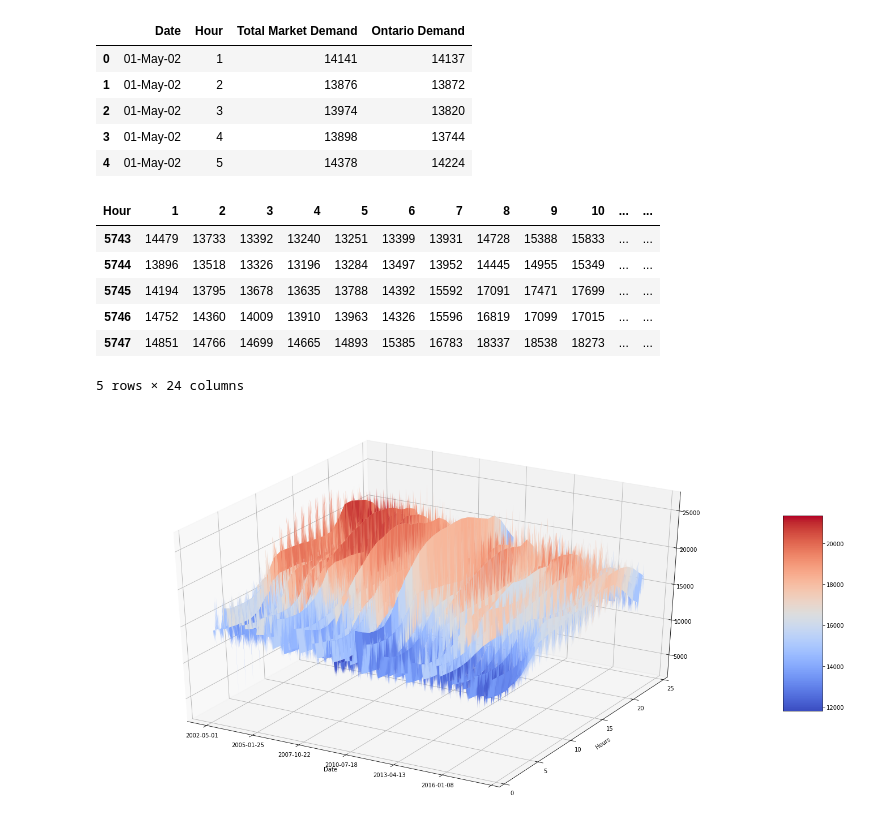
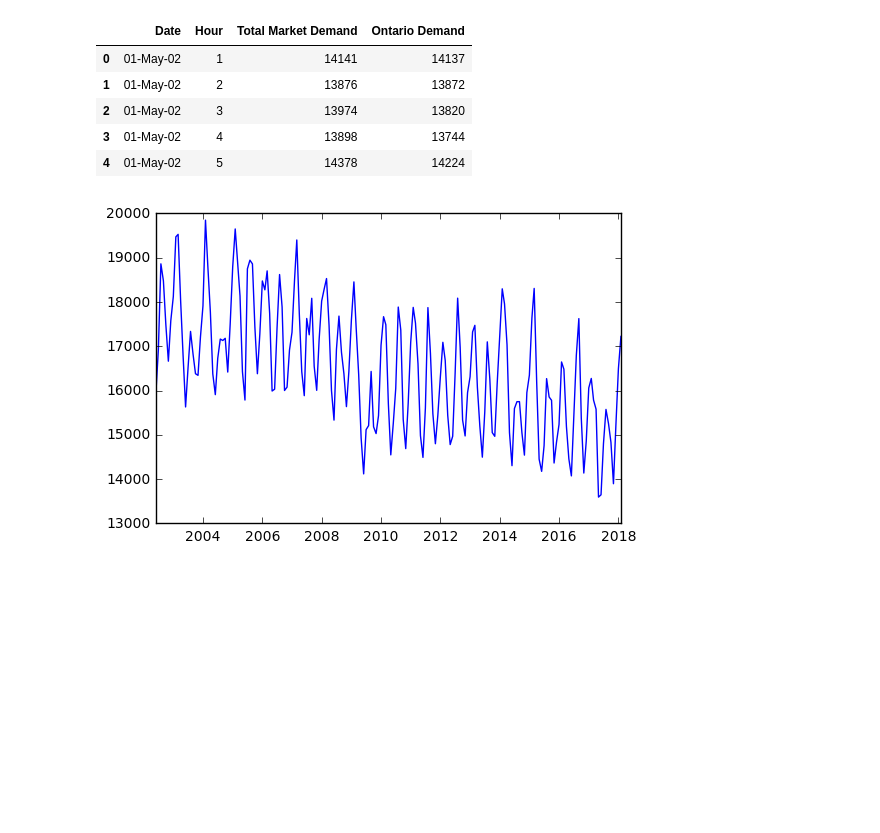
Before and after one commit to ikmckenz/electricity_cyclicality, a Jupyter notebook: OntarioElectricity.ipynb, the cells around one changed output. Saved outputs shown, nothing was run; the diff lists cells and outputs as text; code cells hidden in the pictures; blank space fills up the shorter version.

```diff
--- a/OntarioElectricity.ipynb
+++ b/OntarioElectricity.ipynb
@@ -37 +43,11 @@ def parallelize_dataframe(df, func):
+# %%
+df = demand.copy(deep=True)
+df.drop(['Total Market Demand', 'Hour'], axis=1, inplace=True)
+df = parallelize_dataframe(df, to_datetime)
+df.set_index('Date', drop=True, inplace=True)
+df = df.resample('M').mean()
+plt.plot(df)
+plt.show()
+# %% [output]
+[figure, added]
 # %%
@@ -46,11 +57 @@ df = df.pivot(index='Date', columns='Hour', values='Ontario Demand')
-# %%
-df.tail()
-# %% [output]
-| Hour | 1 | 2 | 3 | 4 | 5 | 6 | 7 | 8 | 9 | 10 | ... | ... |
-| 5743 | 14479 | 13733 | 13392 | 13240 | 13251 | 13399 | 13931 | 14728 | 15388 | 15833 | ... | ... |
-| 5744 | 13896 | 13518 | 13326 | 13196 | 13284 | 13497 | 13952 | 14445 | 14955 | 15349 | ... | ... |
-| 5745 | 14194 | 13795 | 13678 | 13635 | 13788 | 14392 | 15592 | 17091 | 17471 | 17699 | ... | ... |
-| 5746 | 14752 | 14360 | 14009 | 13910 | 13963 | 14326 | 15596 | 16819 | 17099 | 17015 | ... | ... |
-| 5747 | 14851 | 14766 | 14699 | 14665 | 14893 | 15385 | 16783 | 18337 | 18538 | 18273 | ... | ... |
-5 rows × 24 columns
 # %%
@@ -66,24 +61,0 @@ df.reset_index(drop=True, inplace=True)
-# %%
-fig = plt.figure(figsize=(20,10))
-ax = fig.gca(projection='3d')
-X = np.asarray(df.index.tolist())
-Y = np.asarray(range(1,25))
-X, Y = np.meshgrid(X, Y)
-Z = np.asarray(df.values.tolist()).T
-Z = np.nan_to_num(Z)
-surf = ax.plot_surface(X, Y, Z, cmap=cm.coolwarm, antialiased=True)
-fig.colorbar(surf, shrink=0.5, aspect=5)
-ax.set_zlim(np.amin(Z), np.amax(Z))
-fig.canvas.draw()
-labels = ax.get_xticklabels()
-newlabels = []
-for label in labels[:-3]:
-    newlabels.append(int(label.get_text()))
-ax.xaxis.set_ticklabels([date_list[i].strftime("%Y-%m-%d") for i in newlabels])
-plt.ylabel('Hours')
-plt.xlabel('Date')
-ax.view_init(32, 300)
-plt.tight_layout()
-plt.show()
-# %% [output]
-[figure, removed]
```
Also changed, not shown: parts of 9 cells of this notebook, 5 other files.
